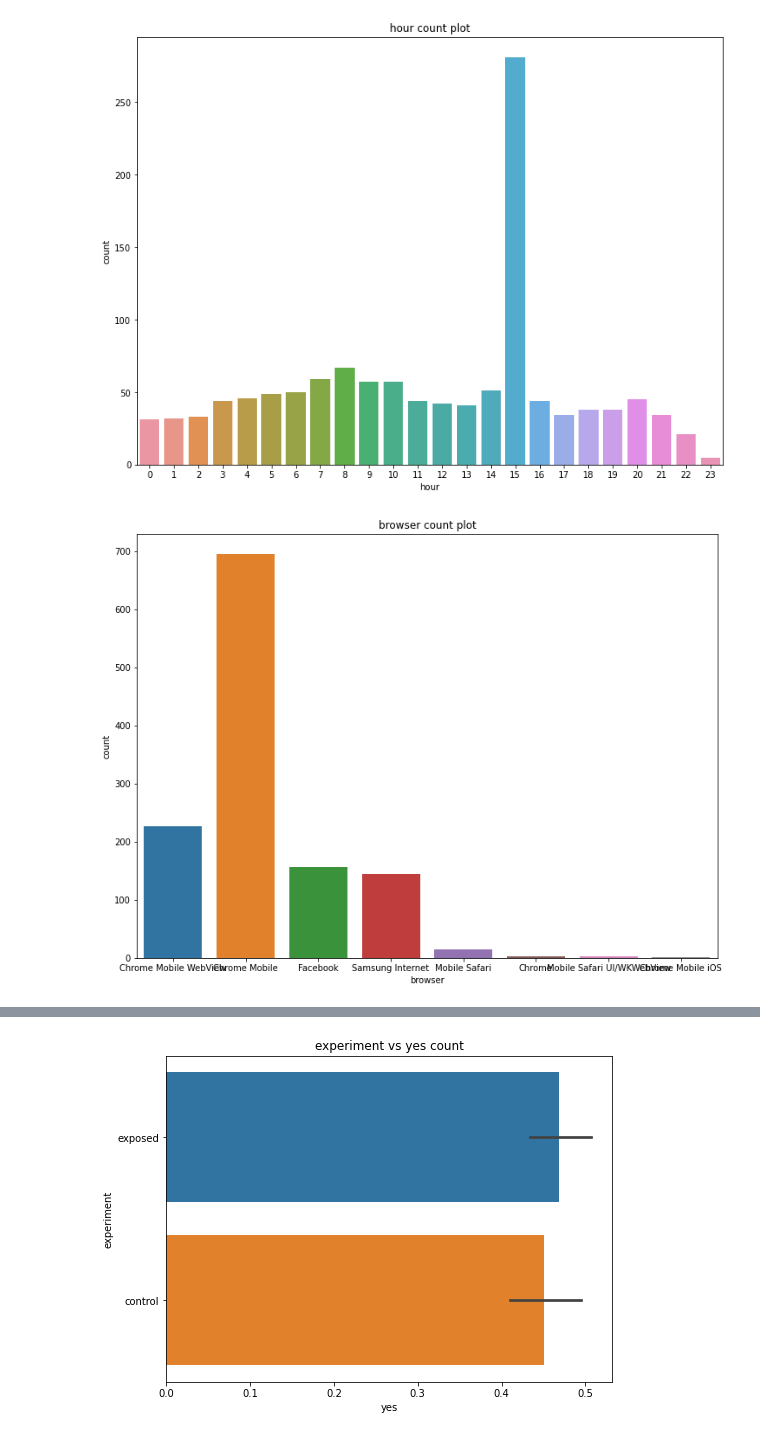
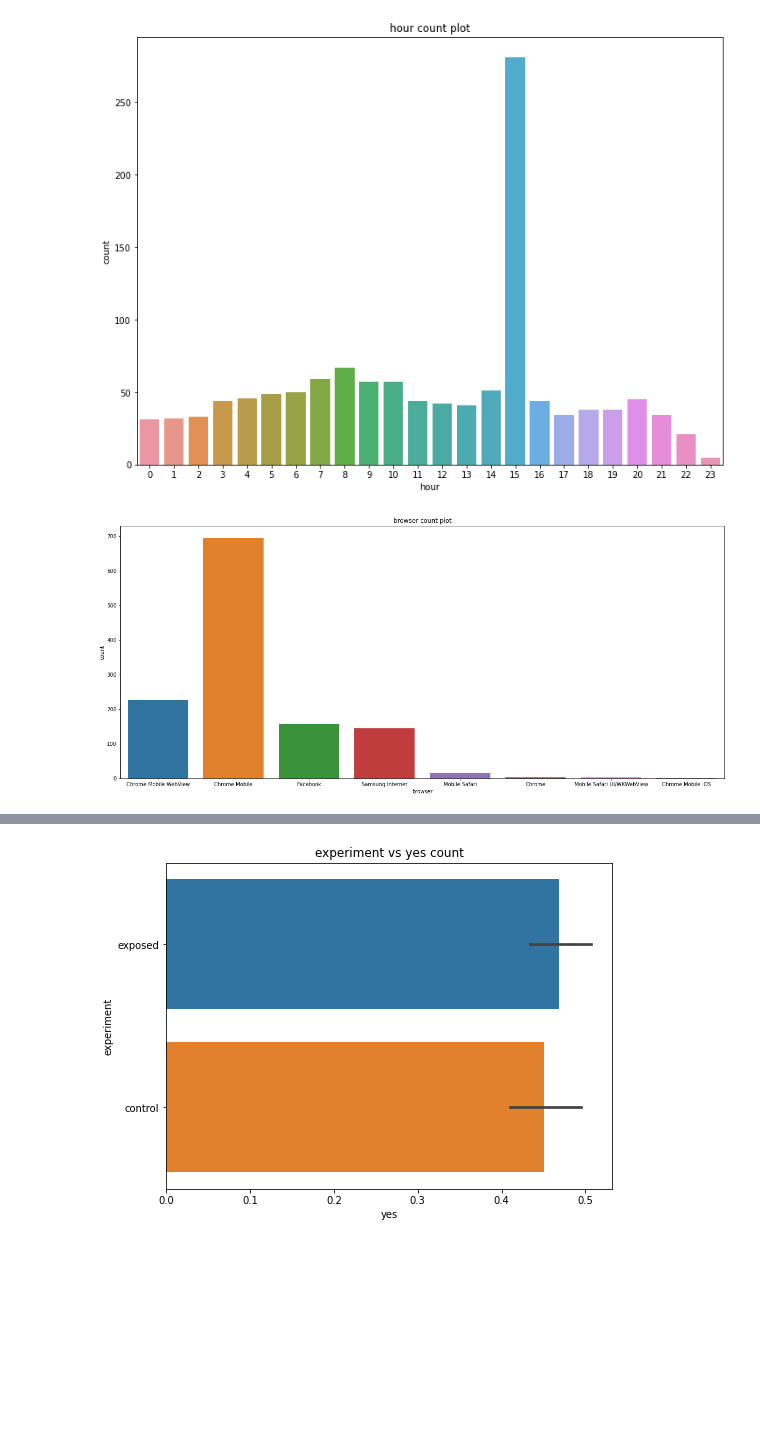
Before and after one commit to miz-ab/10xac_week_two_challenge, a Jupyter notebook: notebooks/Smart_Ad_.ipynb, the cells around one changed output, grey strips where cells are left out. Drawn from its saved outputs; the diff is of its cells as text; code cells hidden in the pictures; blank space fills up the shorter version.

```diff
--- a/notebooks/Smart_Ad_.ipynb
+++ b/notebooks/Smart_Ad_.ipynb
@@ -88,8 +88,8 @@ count_plot( "hour")
 # %% [output]
 [figure]
 # %%
-plt.figure(figsize=(12,9))
+plt.figure(figsize=(21,9))
 plt.title("browser count plot")
 count_plot("browser")
 # %% [output]
-[figure, old version]
+[figure, new version]
```
Also changed, not shown: parts of 3 cells of this notebook.
